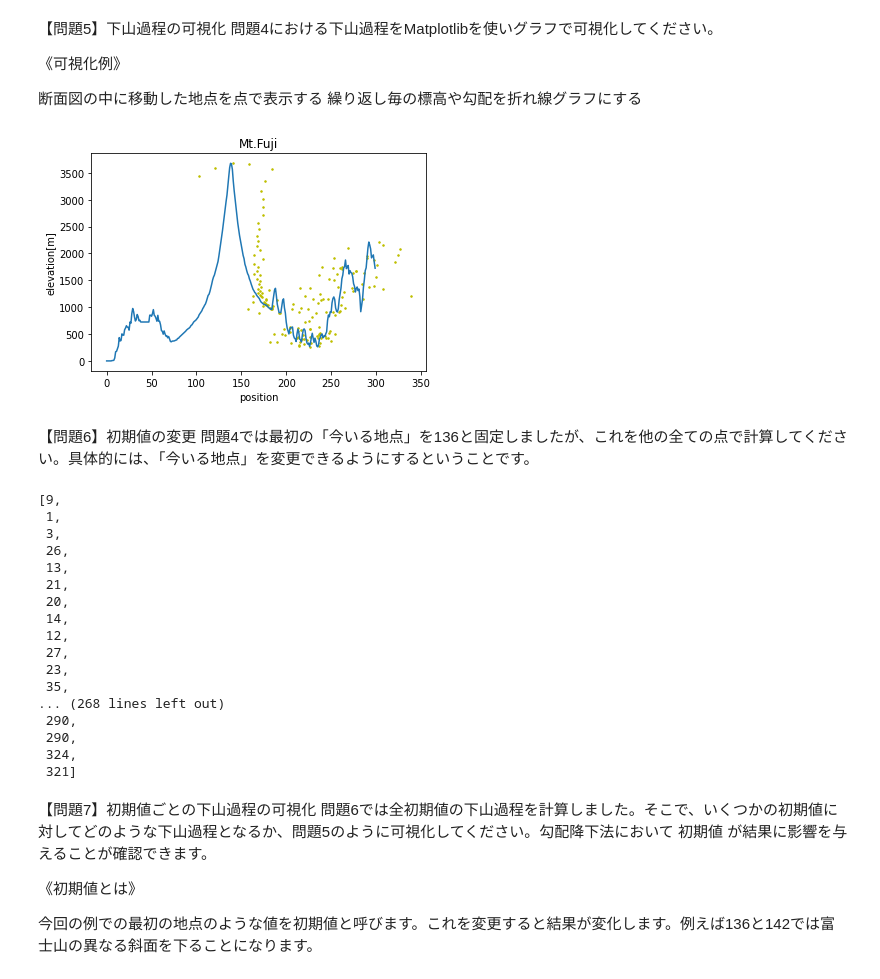
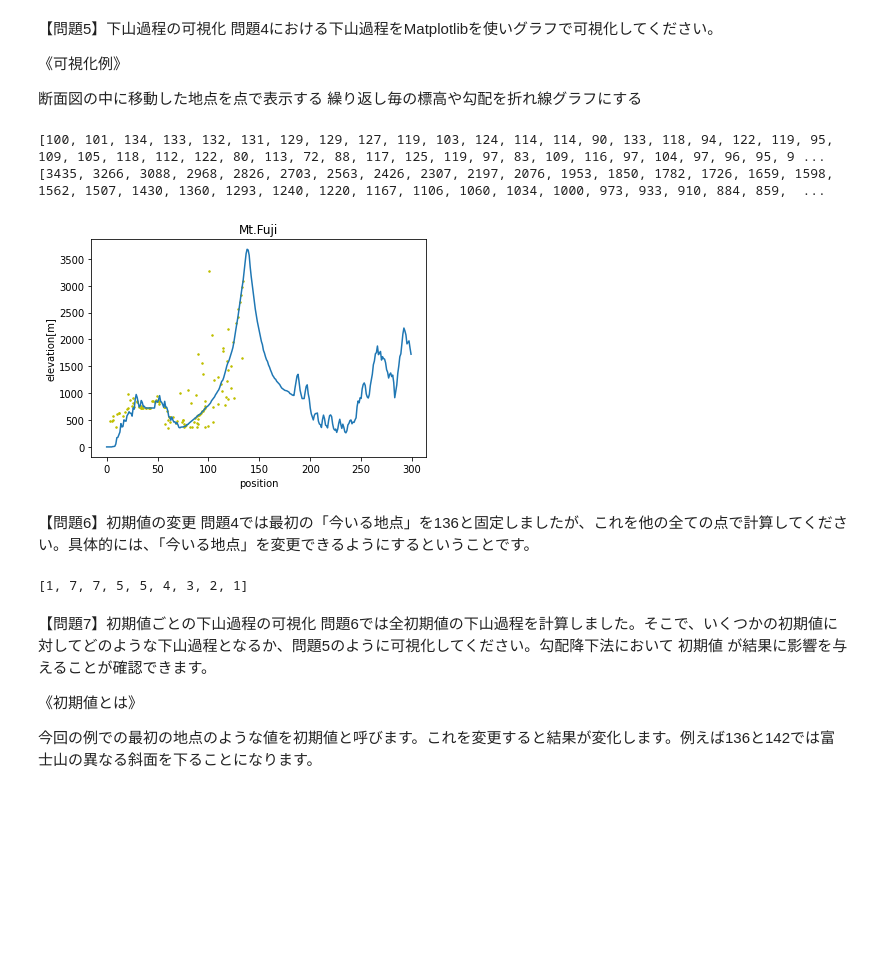
Before and after one commit to white2021mtf/diveintocode-ml, a Jupyter notebook: fujisangezanmondai.ipynb, the cells around one changed output. Cells and saved outputs as stored; diff of their text form; code cells hidden in the pictures; blank space fills up the shorter version.

```diff
--- a/fujisangezanmondai.ipynb
+++ b/fujisangezanmondai.ipynb
@@ -182,16 +176,10 @@ fujix = fuji[:,[0]]
 fujiy = fuji[:,[3]]
 # print(fujiy)
 Point_for_each_move = []
-def Goes_down_the_mountain(fuji):
-  for j in range(136,299):
-    koubai = (fujiy[j + 1] - fujiy[j]) / (fujix[j + 1] - fujix[j])
-    Destination_point = (fujix[j]) - 0.2 * koubai
-    # print(Destination_point)
-    if(Destination_point < 0):
-      np.delete(Destination_point, np.where(Destination_point < 0))
-    else:
-      Point_for_each_move.append(int(np.round(Destination_point)))  #(fuji[i : i + 1,[0]])
-  return Point_for_each_move
+# point2 = 136
+def Goes_down_the_mountain(point2):
+  return Destination_point(point2)
 
-Goes_down_the_mountain(fuji)
+point2 = 136
+Goes_down_the_mountain(point2)
 # %% [output]
@@ -225,44 +213,45 @@ Goes_down_the_mountain(fuji)
 # %%
 fujix = fuji[:,[0]]
 # print(fujix)
 fujiy = fuji[:,[3]]
 # print(fujiy)
+
+point2 = 136
+# Goes_down_the_mountain(point2)
+# print(Goes_down_the_mountain(point2))
+
 Point_for_each_move = []
 Pointy = []
-def Goes_down_the_mountain(fuji):
-  for j in range(136,299):
-    koubai = (fujiy[j + 1] - fujiy[j]) / (fujix[j + 1] - fujix[j])
-    Destination_point = (fujix[j]) - 0.2 * koubai
-    # print(Destination_point)
-    if(Destination_point < 0):
-      np.delete(Destination_point, np.where(Destination_point < 0))
-    else:
-      Point_for_each_move.append(int(np.round(Destination_point)))
-      Pointy.append(int(np.round(fujiy[j])))
-  return Point_for_each_move , Pointy
 
-Point_for_each_move , Pointy = Goes_down_the_mountain(fuji)
+def Goes_down_the_mountain2(point2):
+  for j in range(point2,0,-1):
+    Pointy.append(int(np.round(fujiy[j])))
+  return Pointy
 
+
+point2 = 136
+Goes_down_the_mountain(point2)
+Pointy = Goes_down_the_mountain2(point2)
+print(Goes_down_the_mountain(point2))
+print(Pointy)
 
 
 import matplotlib.pyplot as plt
 import numpy as np
-# plt.plot(fuji[:,[0,3]])
-# plt.plot(1,1,marker='.')
-# plt.plot(Point_for_each_move[0:,[0]],Pointy[0:,[0]],marker='.')
 
-for i in range(0,163):
-  plt.plot(Point_for_each_move[i],Pointy[i],marker='.',color = 'y',markersize = 3)
+for i in range(120,0,-1):
+  plt.plot(Goes_down_the_mountain(point2)[i],Pointy[i],marker='.',color = 'y',markersize = 3)
 
-# plt.plot(Point_for_each_move[0],Pointy[0],marker='.')
 plt.plot((fuji[0:,[0]]),(fuji[0:,[3]]))
 plt.xlabel("position")
 plt.ylabel("elevation[m]")
 plt.title("Mt.Fuji")
 # /*実際にグラフに出力*/
 plt.show()
 # %% [output]
+[100, 101, 134, 133, 132, 131, 129, 129, 127, 119, 103, 124, 114, 114, 90, 133, 118, 94, 122, 119, 95, 109, 105, 118, 112, 122, 80, 113, 72, 88, 117, 125, 119, 97, 83, 109, 116, 97, 104, 97, 96, 95, 9 ...
+[3435, 3266, 3088, 2968, 2826, 2703, 2563, 2426, 2307, 2197, 2076, 1953, 1850, 1782, 1726, 1659, 1598, 1562, 1507, 1430, 1360, 1293, 1240, 1220, 1167, 1106, 1060, 1034, 1000, 973, 933, 910, 884, 859,  ...
-[figure, old version]
+[figure, new version]
 # %% [markdown]
 【問題6】初期値の変更
 問題4では最初の「今いる地点」を136と固定しましたが、これを他の全ての点で計算してください。具体的には、「今いる地点」を変更できるようにするということです。
@@ -274,8 +263,8 @@ fujiy = fuji[:,[3]]
 Point_for_each_move = []
 #j2は、今いる地点で自由に変更できる
 def Goes_down_the_mountain(j2,fuji):
-  for j in range(j2,299):
-    koubai = (fujiy[j + 1] - fujiy[j]) / (fujix[j + 1] - fujix[j])
+  for j in range(j2,0,-1):
+    koubai = (fujiy[j-1] - fujiy[j]) / (fujix[j-1] - fujix[j])
     Destination_point = (fujix[j]) - 0.2 * koubai
     # print(Destination_point)
     if(Destination_point < 0):
@@ -287,23 +276,7 @@ def Goes_down_the_mountain(j2,fuji):
 j2 = 10
 Goes_down_the_mountain(10,fuji)
 # %% [output]
-[9,
- 1,
- 3,
- 26,
- 13,
- 21,
- 20,
- 14,
- 12,
- 27,
- 23,
- 35,
-... (268 lines left out)
- 290,
- 290,
- 324,
- 321]
+[1, 7, 7, 5, 5, 4, 3, 2, 1]
 # %% [markdown]
 【問題7】初期値ごとの下山過程の可視化
 問題6では全初期値の下山過程を計算しました。そこで、いくつかの初期値に対してどのような下山過程となるか、問題5のように可視化してください。勾配降下法において 初期値 が結果に影響を与えることが確認できます。
```
Also changed, not shown: parts of 5 cells of this notebook.
